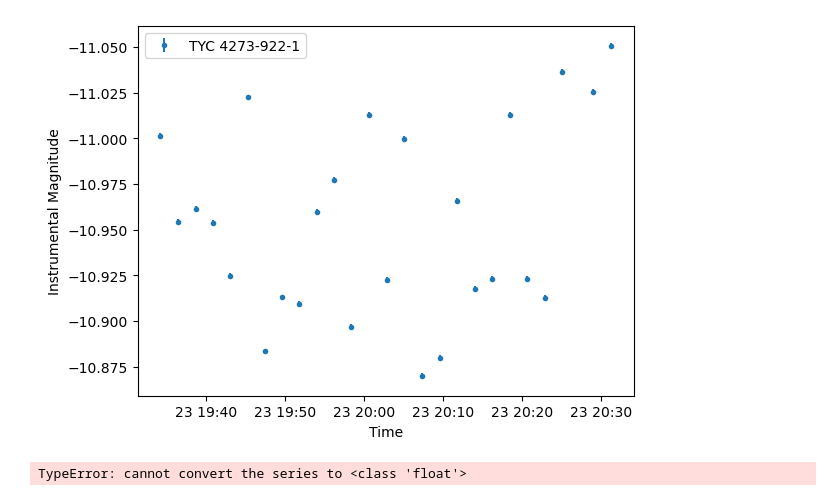
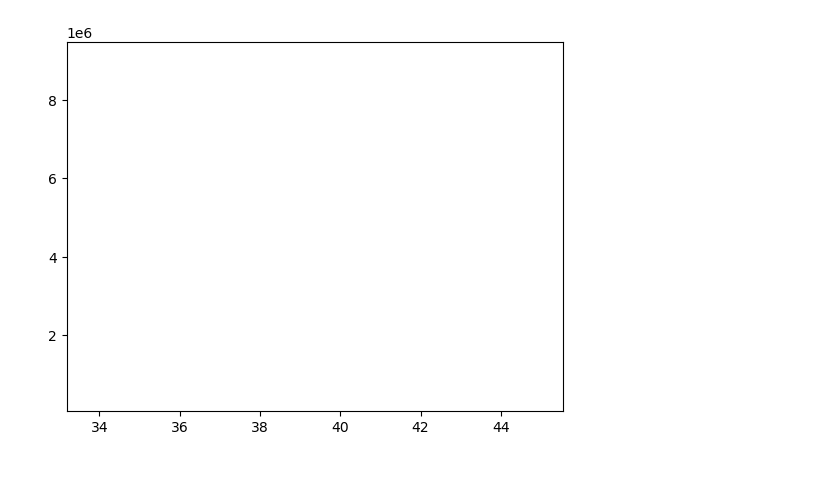
Before and after one commit to milliebutspace/MPhys-Code, a Jupyter notebook: Normalisation Retry M.ipynb, the cells around one changed output. Drawn from its saved outputs; the diff is of its cells as text; code cells hidden in the pictures; blank space fills up the shorter version.

```diff
--- a/Normalisation Retry M.ipynb
+++ b/Normalisation Retry M.ipynb
@@ -286,52 +417,22 @@ corrected_mags_nov = np.asarray(stan_mag)
-# %%
-normal_path = Path('./RZ Cep/All_RZ_Cep/2023_02_23/RZ_Cep/CSVs/Normalised')
-file_list2 = [f for f in os.listdir(normal_path)if f.endswith('.csv')]
-
-stan_mag = []
-stan_time = []
-stan_error = []
-for csv in file_list2:
-    df = pd.read_csv(normal_path / csv)
-    stan_mag.append(float(df.loc[df['star_id'] == 'TYC 4273-922-1']['normalised_mag']))
-    stan_time.append(df['date_time'][0])
-    stan_error.append(float(abs(df.loc[df['star_id'] == 'TYC 4273-922-1']['mag_error'])))
-
-date_times = pd.to_datetime(stan_time)
-
-errors = np.asarray(stan_error)
-corrected_mags = np.asarray(stan_mag)
-
-plt.errorbar(date_times, corrected_mags, yerr=errors, marker='.', ls='None', label='TYC 4273-922-1')
-plt.gca().invert_yaxis()
-plt.legend()
-plt.xlabel('Time')
-plt.ylabel('Instrumental Magnitude')
-plt.show()
-# %% [output]
-[figure, removed]
-# %%
-normal_path = Path('./RZ Cep/All_RZ_Cep/2023_01_23/RZ_Cep/CSVs/Normalised')
-file_list2 = [f for f in os.listdir(normal_path)if f.endswith('.csv')]
-
-stan_mag = []
-stan_time = []
-stan_error = []
-for csv in file_list2:
-    df = pd.read_csv(normal_path / csv)
-    stan_mag.append(float(df.loc[df['star_id'] == 'TYC 4273-922-1']['normalised_mag']))
-    stan_time.append(df['date_time'][0])
-    stan_error.append(float(abs(df.loc[df['star_id'] == 'TYC 4273-922-1']['mag_error'])))
-
-date_times = pd.to_datetime(stan_time)
-
-errors = np.asarray(stan_error)
-corrected_mags = np.asarray(stan_mag)
-
-plt.errorbar(date_times, corrected_mags, yerr=errors, marker='.', ls='None', label='TYC 4273-922-1')
-plt.gca().invert_yaxis()
-plt.legend()
-plt.xlabel('Time')
-plt.ylabel('Instrumental Magnitude')
-plt.show()
-# %% [output]
-TypeError: cannot convert the series to <class 'float'>
+# %%
+path_stars_2 = Path(f'./RZ Cep/All_RZ_Cep/2023_01_23/RZ_Cep/CSVs/Normalised')
+file_list_3 = [f for f in os.listdir(path_stars_2)if f.endswith('.csv')]
+
+counts_aperture = []
+counts_annulus = []
+sky_subtracted_counts = []
+aperture_radius = []
+
+for i in range(len(file_list_3)):
+    df = pd.read_csv(path_stars_2 / file_list_3[i])
+    counts_aperture.append(float(df.loc[df['star_id'] == 'V* RZ Cep']['counts']))
+    counts_annulus.append(float(df.loc[df['star_id'] == 'V* RZ Cep']['annulus_bkg']))
+    sky_subtracted_counts.append(float(df.loc[df['star_id'] == 'V* RZ Cep']['sky_corrected_counts']))
+    aperture_radius.append(float(df.loc[df['star_id'] == 'V* RZ Cep']['FWHM']) * 3)
+
+plt.plot(aperture_radius, counts_aperture, ls='None', label='Counts in Aperture')
+plt.plot(aperture_radius, counts_annulus, ls='None', label='Counts in Annulus')
+plt.plot(aperture_radius, sky_subtracted_counts, ls='None', label='Annulus Corrected Aperture Counts')
+plt.show()
+# %% [output]
+[figure, added]
```
Also changed, not shown: parts of 11 cells of this notebook, 2 other files.
